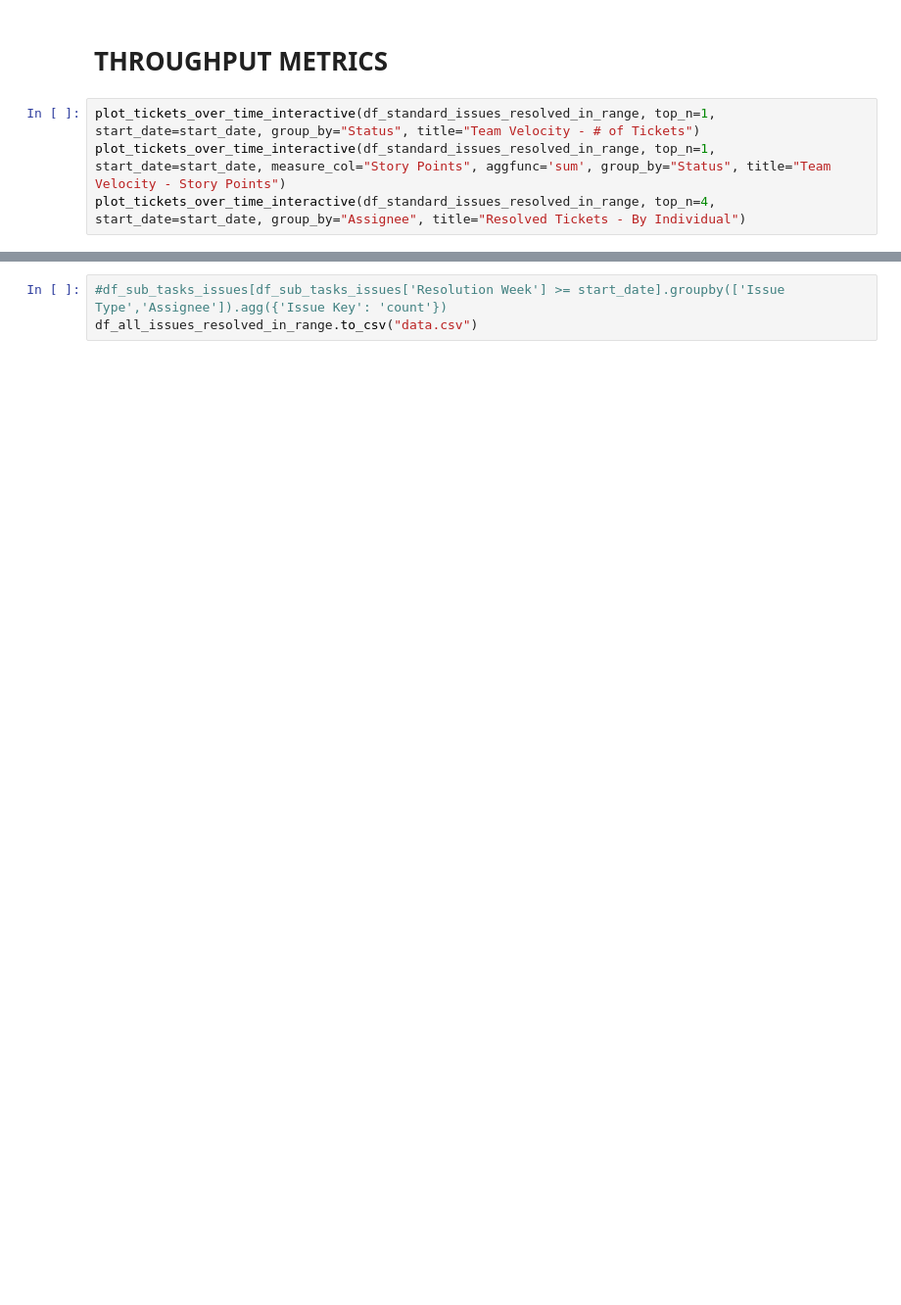
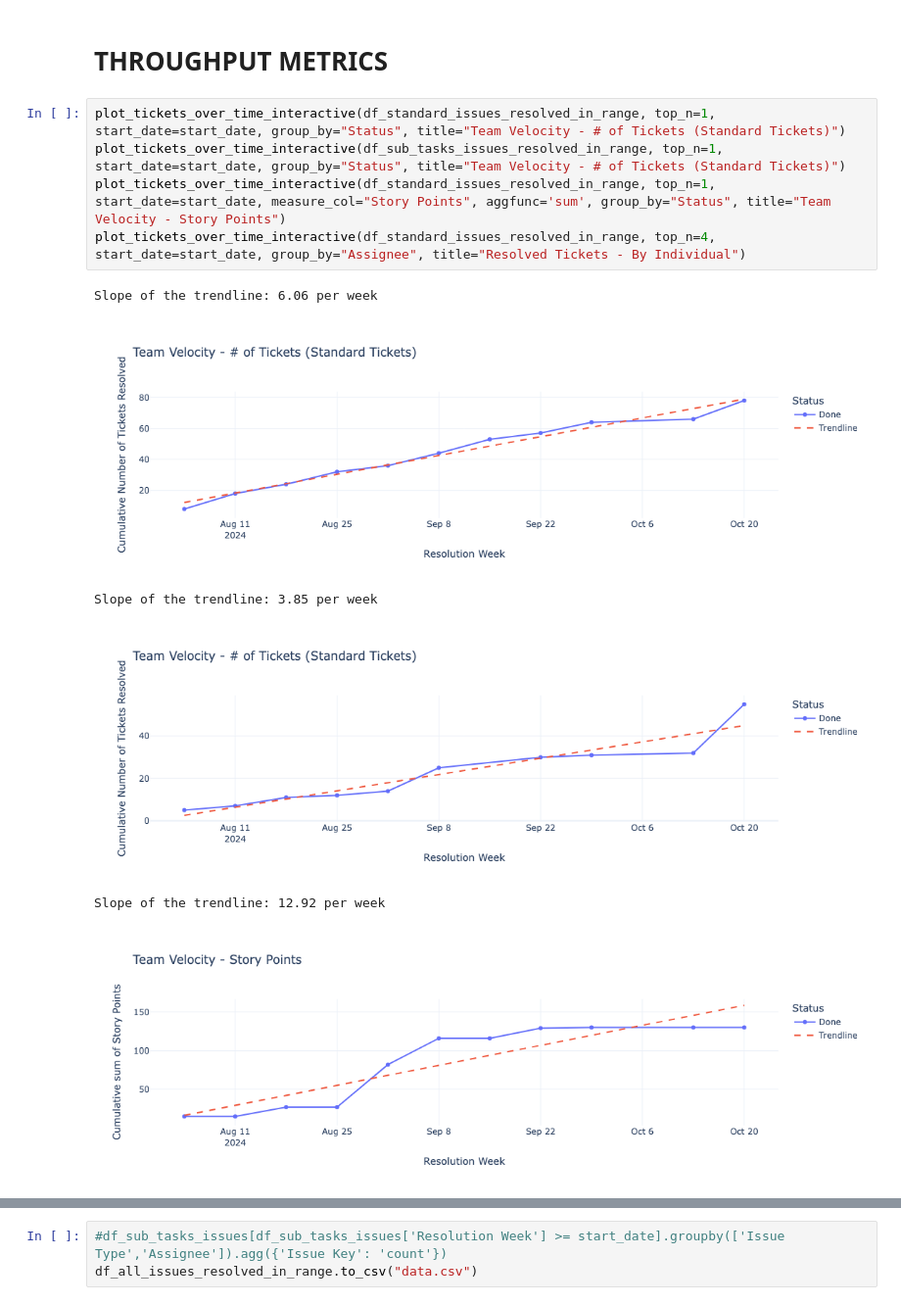
Before and after one commit to fsp-jk/fsp-jira-analysis, a Jupyter notebook: Engineering Metrics.ipynb, the cells around one changed output, grey strips where cells are left out. Shown at 98% size. Saved outputs shown, nothing was run; the diff lists cells and outputs as text; blank space fills up the shorter version.

```diff
--- a/Engineering Metrics.ipynb
+++ b/Engineering Metrics.ipynb
@@ -611,6 +674,14 @@ plot_tickets_over_time_interactive(df_standard_issues, top_n=5, start_date=start
 # %% [markdown]
 # THROUGHPUT METRICS
 # %%
-plot_tickets_over_time_interactive(df_standard_issues_resolved_in_range, top_n=1, start_date=start_date, group_by="Status", title="Team Velocity - # of Tickets")
+plot_tickets_over_time_interactive(df_standard_issues_resolved_in_range, top_n=1, start_date=start_date, group_by="Status", title="Team Velocity - # of Tickets (Standard Tickets)")
+plot_tickets_over_time_interactive(df_sub_tasks_issues_resolved_in_range, top_n=1, start_date=start_date, group_by="Status", title="Team Velocity - # of Tickets (Standard Tickets)")
 plot_tickets_over_time_interactive(df_standard_issues_resolved_in_range, top_n=1, start_date=start_date, measure_col="Story Points", aggfunc='sum', group_by="Status", title="Team Velocity - Story Points")
 plot_tickets_over_time_interactive(df_standard_issues_resolved_in_range, top_n=4, start_date=start_date, group_by="Assignee", title="Resolved Tickets - By Individual")
+# %% [output]
+Slope of the trendline: 6.06 per week
+[figure, added]
+Slope of the trendline: 3.85 per week
+[figure, added]
+Slope of the trendline: 12.92 per week
+[figure, added]
```
Also changed, not shown: parts of 12 cells of this notebook, 2 other files.
